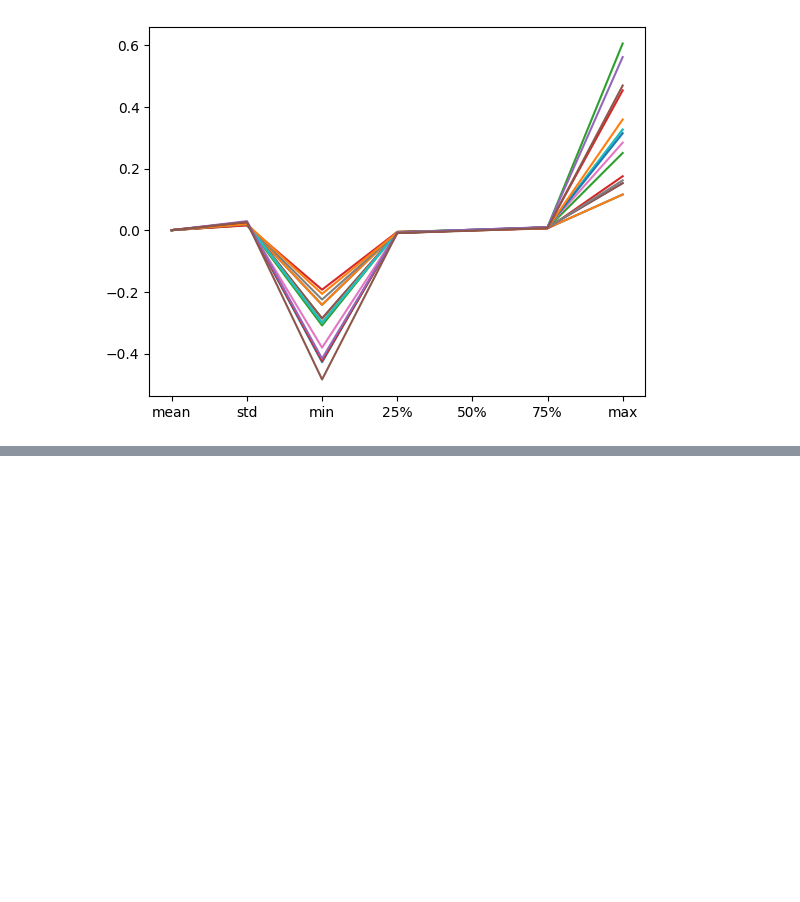
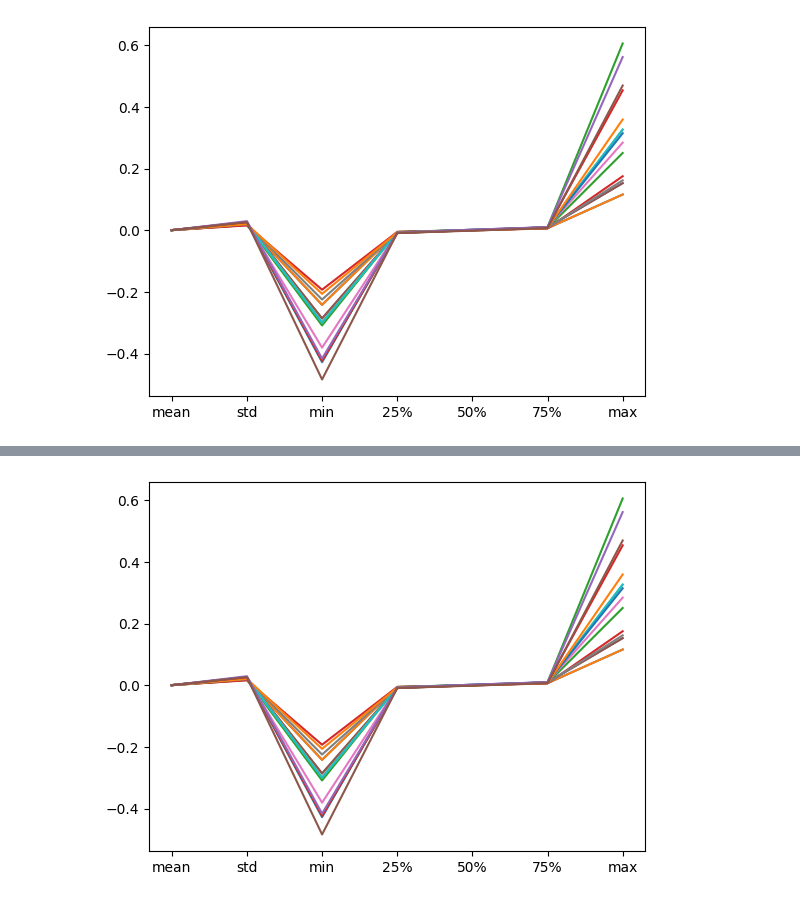
Before and after one commit to mericdemirors/CrossCurrencyPrediction, a Jupyter notebook: 04_data_cleaning.ipynb, the cells around one changed output, grey strips where cells are left out. Cells and saved outputs as stored; diff of their text form; code cells hidden in the pictures; blank space fills up the shorter version.

```diff
--- a/04_data_cleaning.ipynb
+++ b/04_data_cleaning.ipynb
@@ -214,3 +235,7 @@ log_returns.describe()
 # %%
 log_returns_train = log_returns.iloc[:int(len(log_returns)*0.9)]
 log_returns_val = log_returns.iloc[len(log_returns_train):]
+# %%
+plt.plot(log_returns_train.describe().iloc[1:])
+log_returns_train.describe()
+# %% [output]
@@ -216,0 +251 @@ log_returns_val = log_returns.iloc[len(log_returns_train):]
+[figure, added]
```
Also changed, not shown: parts of 6 cells of this notebook, 4 other files.
